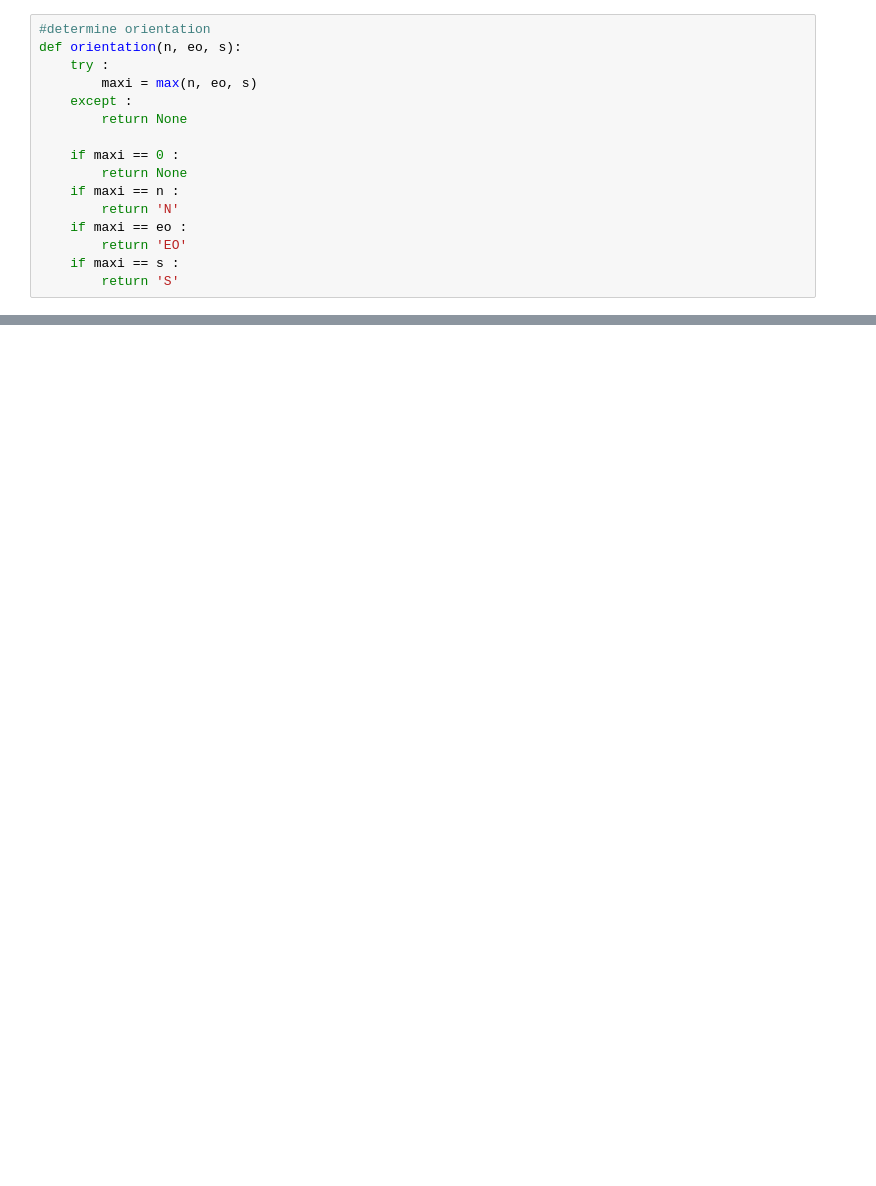
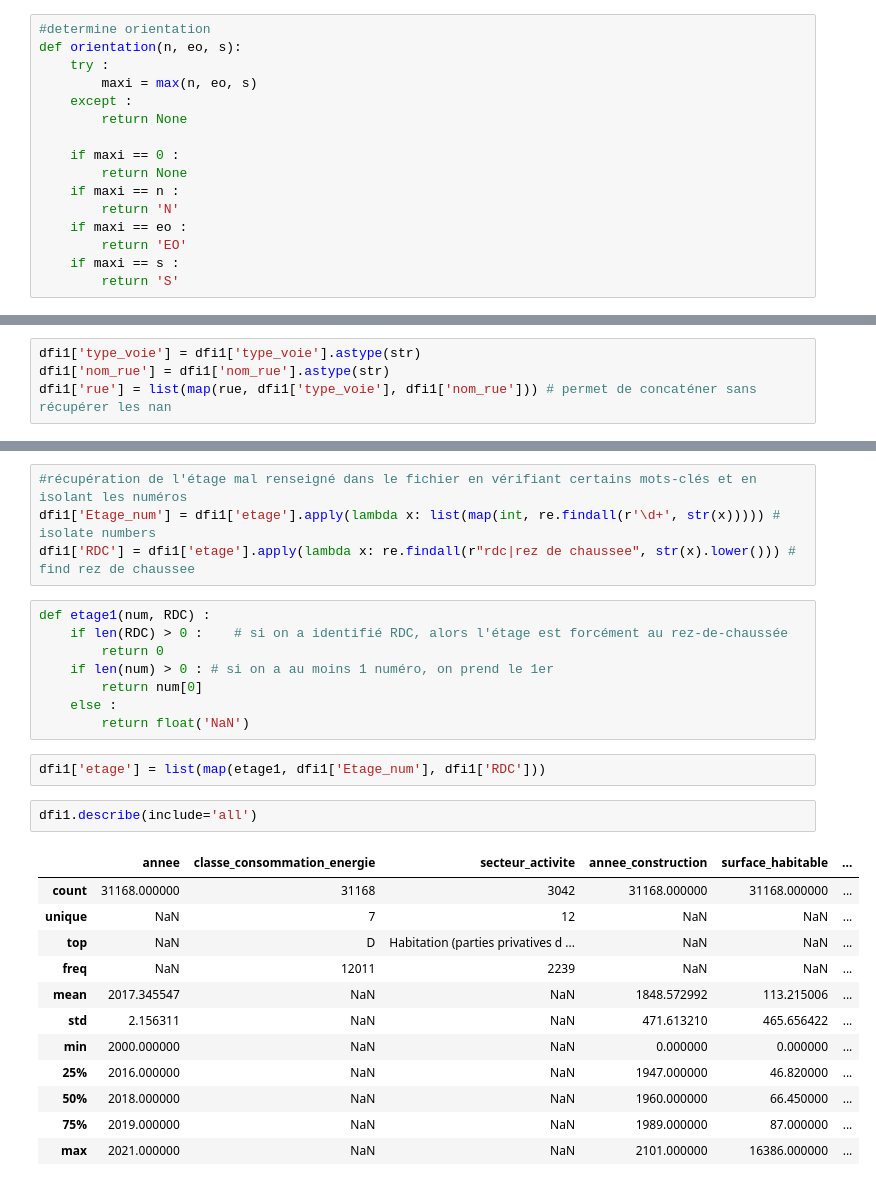
Before and after one commit to Immo-Lyon-Project/Immo-Lyon-Repo, a Jupyter notebook: code-dpe.ipynb, the cells around one changed output, grey strips where cells are left out. Drawn from its saved outputs; the diff is of its cells as text; blank space fills up the shorter version.

```diff
--- a/code-dpe.ipynb
+++ b/code-dpe.ipynb
@@ -155,0 +187,4 @@ df['orientation'] = list(map(orientation, df['surface_baies_orientees_nord'], df
+# %%
+dfi1['type_voie'] = dfi1['type_voie'].astype(str)
+dfi1['nom_rue'] = dfi1['nom_rue'].astype(str)
+dfi1['rue'] = list(map(rue, dfi1['type_voie'], dfi1['nom_rue'])) # permet de concaténer sans récupérer les nan
@@ -155,0 +211,29 @@ df['orientation'] = list(map(orientation, df['surface_baies_orientees_nord'], df
+# %%
+#récupération de l'étage mal renseigné dans le fichier en vérifiant certains mots-clés et en isolant les numéros
+dfi1['Etage_num'] = dfi1['etage'].apply(lambda x: list(map(int, re.findall(r'\d+', str(x))))) # isolate numbers
+dfi1['RDC'] = dfi1['etage'].apply(lambda x: re.findall(r"rdc|rez de chaussee", str(x).lower())) # find rez de chaussee
+# %%
+def etage1(num, RDC) :
+    if len(RDC) > 0 :    # si on a identifié RDC, alors l'étage est forcément au rez-de-chaussée
+        return 0
+    if len(num) > 0 : # si on a au moins 1 numéro, on prend le 1er
+        return num[0]
+    else :
+        return float('NaN')
+# %%
+dfi1['etage'] = list(map(etage1, dfi1['Etage_num'], dfi1['RDC']))
+# %%
+dfi1.describe(include='all')
+# %% [output]
+|  | annee | classe_consommation_energie | secteur_activite | annee_construction | surface_habitable | ... |
+| count | 31168.000000 | 31168 | 3042 | 31168.000000 | 31168.000000 | ... |
+| unique | NaN | 7 | 12 | NaN | NaN | ... |
+| top | NaN | D | Habitation (parties privatives d ... | NaN | NaN | ... |
+| freq | NaN | 12011 | 2239 | NaN | NaN | ... |
+| mean | 2017.345547 | NaN | NaN | 1848.572992 | 113.215006 | ... |
+| std | 2.156311 | NaN | NaN | 471.613210 | 465.656422 | ... |
+| min | 2000.000000 | NaN | NaN | 0.000000 | 0.000000 | ... |
+| 25% | 2016.000000 | NaN | NaN | 1947.000000 | 46.820000 | ... |
+| 50% | 2018.000000 | NaN | NaN | 1960.000000 | 66.450000 | ... |
+| 75% | 2019.000000 | NaN | NaN | 1989.000000 | 87.000000 | ... |
+| max | 2021.000000 | NaN | NaN | 2101.000000 | 16386.000000 | ... |
```
Also changed, not shown: parts of 56 cells of this notebook.
